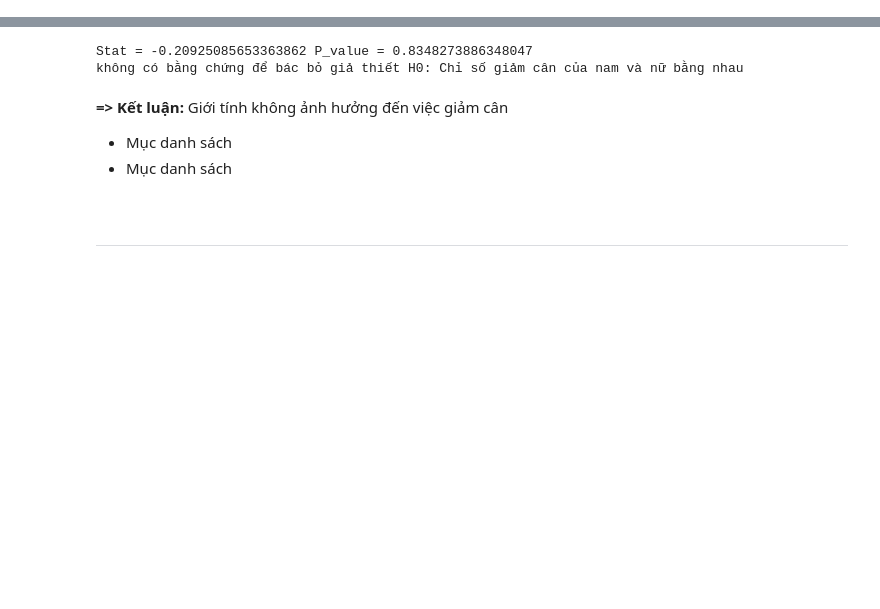
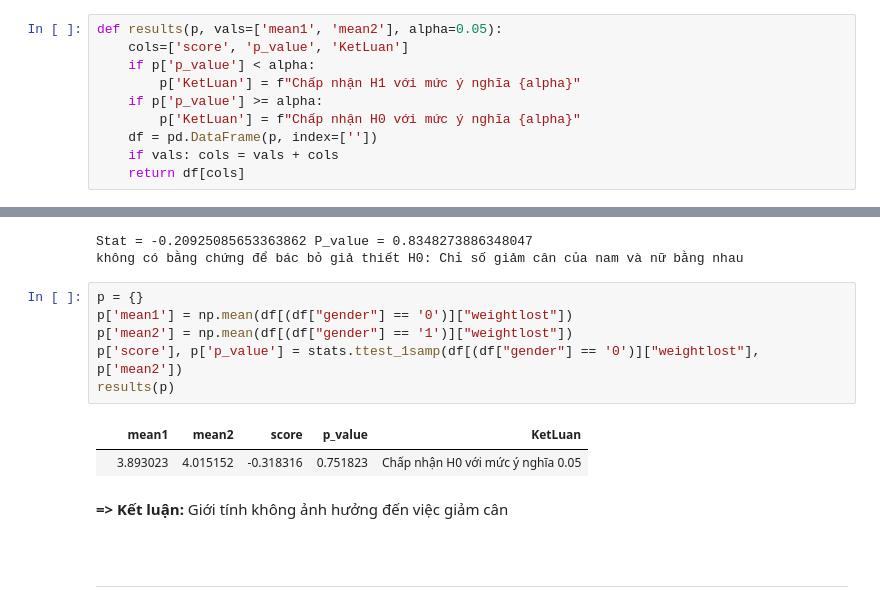
Before and after one commit to phantheminhchau1/phantichdulieupython, a Jupyter notebook: thongkesuydien.ipynb, the cells around one changed output, grey strips where cells are left out. Drawn from its saved outputs; the diff is of its cells as text; blank space fills up the shorter version.

```diff
--- a/thongkesuydien.ipynb
+++ b/thongkesuydien.ipynb
@@ -140,6 +140,16 @@ def anova(data):
         print('không có bằng chứng để bác bỏ giả thiết H0: các giá trị trung bình bằng nhau')
     else:
         print('có bằng chứng để bác bỏ giả thiết H0, điều này ngụ ý chấp nhận giả thiết H1: Có tối thiểu một cặp giá trị trung bình có giá trị khác nhau')
+# %%
+def results(p, vals=['mean1', 'mean2'], alpha=0.05):
+    cols=['score', 'p_value', 'KetLuan']
+    if p['p_value'] < alpha:
+        p['KetLuan'] = f"Chấp nhận H1 với mức ý nghĩa {alpha}"
+    if p['p_value'] >= alpha:
+        p['KetLuan'] = f"Chấp nhận H0 với mức ý nghĩa {alpha}"
+    df = pd.DataFrame(p, index=[''])
+    if vals: cols = vals + cols
+    return df[cols]
 # %% [markdown]
 <hr>
 # %% [markdown]
@@ -296,11 +306,17 @@ else:
 # %% [output]
 Stat = -0.20925085653363862 P_value = 0.8348273886348047
 không có bằng chứng để bác bỏ giả thiết H0: Chỉ số giảm cân của nam và nữ bằng nhau
+# %%
+p = {}
+p['mean1'] = np.mean(df[(df["gender"] == '0')]["weightlost"])
+p['mean2'] = np.mean(df[(df["gender"] == '1')]["weightlost"])
+p['score'], p['p_value'] = stats.ttest_1samp(df[(df["gender"] == '0')]["weightlost"], p['mean2'])
+results(p)
+# %% [output]
+|  | mean1 | mean2 | score | p_value | KetLuan |
+|  | 3.893023 | 4.015152 | -0.318316 | 0.751823 | Chấp nhận H0 với mức ý nghĩa 0.05 |
 # %% [markdown]
 **=> Kết luận:** Giới tính không ảnh hưởng đến việc giảm cân
-
-*   Mục danh sách
-*   Mục danh sách
 # %% [markdown]
 <br>
 <hr>
```
Also changed, not shown: parts of 7 cells of this notebook.
